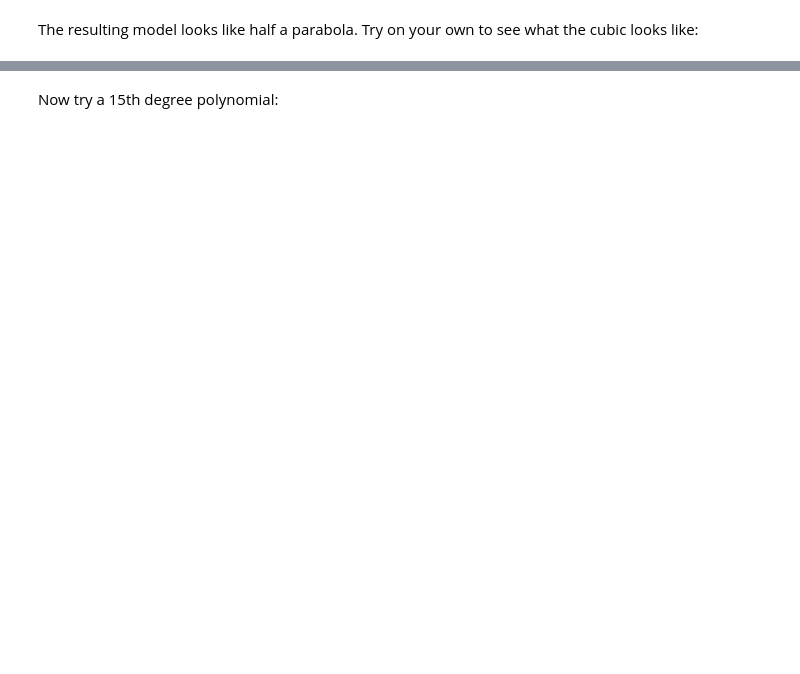
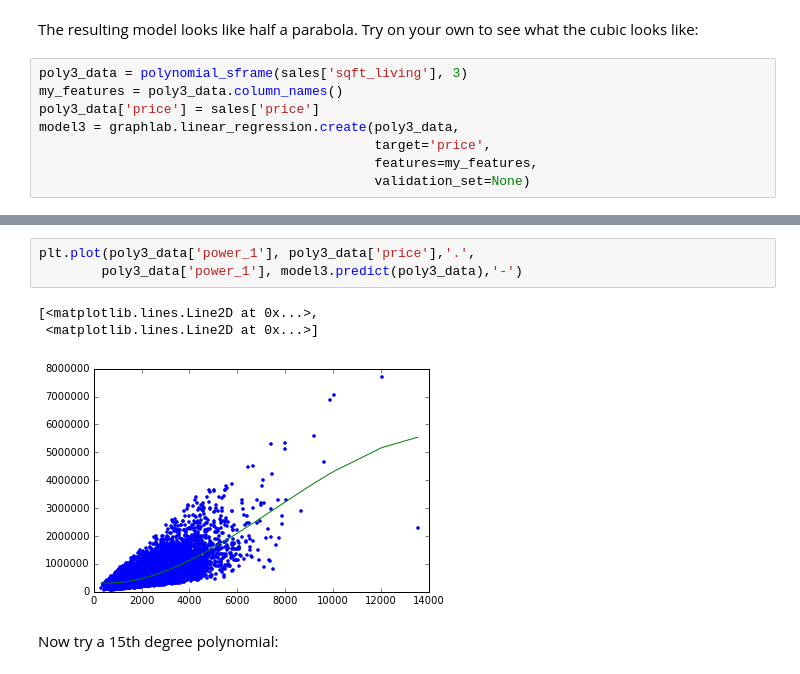
Before and after one commit to DivLoic/notebook, a Jupyter notebook: Dato/Regression_week3_quiz.ipynb, the cells around one changed output, grey strips where cells are left out. Saved outputs shown, nothing was run; the diff lists cells and outputs as text; blank space fills up the shorter version.

```diff
--- a/Dato/Regression_week3_quiz.ipynb
+++ b/Dato/Regression_week3_quiz.ipynb
@@ -157,2 +185,10 @@ plt.plot(poly2_data['power_1'],poly2_data['price'],'.',
 # %% [markdown]
 The resulting model looks like half a parabola. Try on your own to see what the cubic looks like:
+# %%
+poly3_data = polynomial_sframe(sales['sqft_living'], 3)
+my_features = poly3_data.column_names()
+poly3_data['price'] = sales['price']
+model3 = graphlab.linear_regression.create(poly3_data,
+                                           target='price',
+                                           features=my_features,
+                                           validation_set=None)
@@ -159,2 +220,9 @@ The resulting model looks like half a parabola. Try on your own to see what the
+# %%
+plt.plot(poly3_data['power_1'], poly3_data['price'],'.',
+        poly3_data['power_1'], model3.predict(poly3_data),'-')
+# %% [output]
+[<matplotlib.lines.Line2D at 0x...>,
+ <matplotlib.lines.Line2D at 0x...>]
+[figure, added]
 # %% [markdown]
 Now try a 15th degree polynomial:
```
Also changed, not shown: parts of 31 cells of this notebook.
